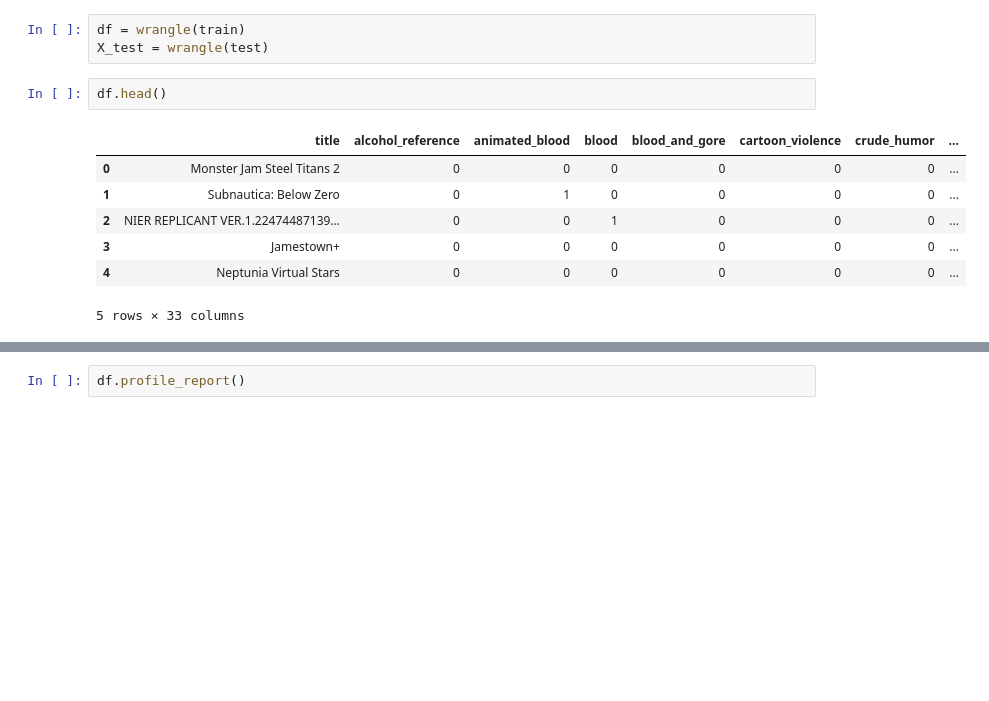
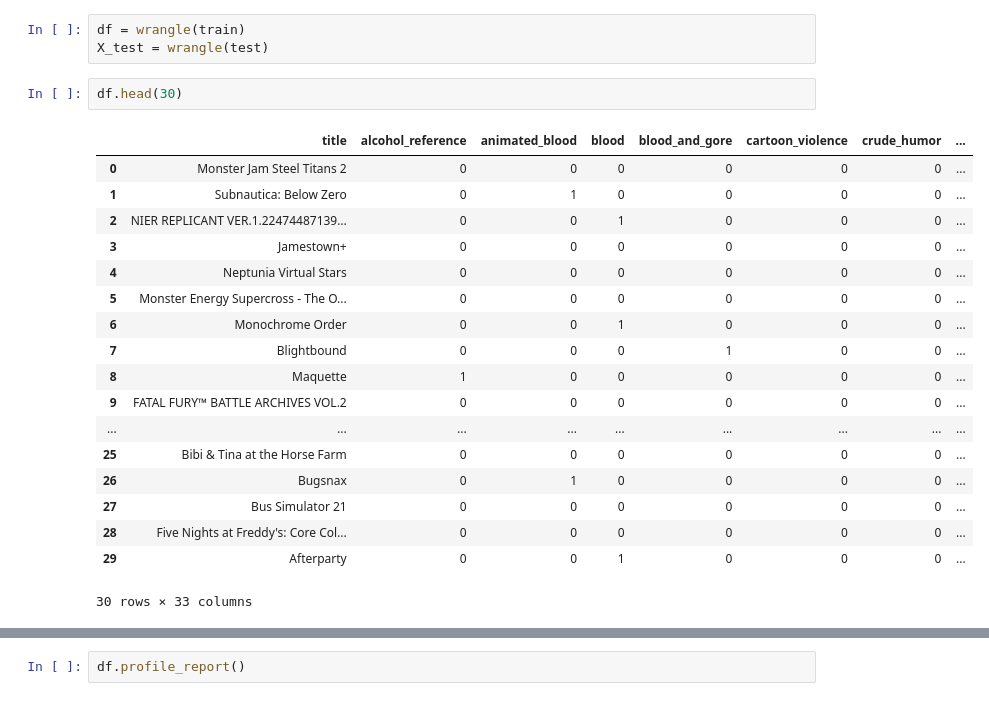
Before and after one commit to JCR321/Project, a Jupyter notebook: Project.ipynb, the cells around one changed output, grey strips where cells are left out. Saved outputs shown, nothing was run; the diff lists cells and outputs as text; blank space fills up the shorter version.

```diff
--- a/Project.ipynb
+++ b/Project.ipynb
@@ -51,13 +52,24 @@ def wrangle(df):
 df = wrangle(train)
 X_test = wrangle(test)
 # %%
-df.head()
+df.head(30)
 # %% [output]
 |  | title | alcohol_reference | animated_blood | blood | blood_and_gore | cartoon_violence | crude_humor | ... |
 | 0 | Monster Jam Steel Titans 2 | 0 | 0 | 0 | 0 | 0 | 0 | ... |
 | 1 | Subnautica: Below Zero | 0 | 1 | 0 | 0 | 0 | 0 | ... |
 | 2 | NIER REPLICANT VER.1.22474487139… | 0 | 0 | 1 | 0 | 0 | 0 | ... |
 | 3 | Jamestown+ | 0 | 0 | 0 | 0 | 0 | 0 | ... |
 | 4 | Neptunia Virtual Stars | 0 | 0 | 0 | 0 | 0 | 0 | ... |
+| 5 | Monster Energy Supercross - The O... | 0 | 0 | 0 | 0 | 0 | 0 | ... |
+| 6 | Monochrome Order | 0 | 0 | 1 | 0 | 0 | 0 | ... |
+| 7 | Blightbound | 0 | 0 | 0 | 1 | 0 | 0 | ... |
+| 8 | Maquette | 1 | 0 | 0 | 0 | 0 | 0 | ... |
+| 9 | FATAL FURY™ BATTLE ARCHIVES VOL.2 | 0 | 0 | 0 | 0 | 0 | 0 | ... |
+| ... | ... | ... | ... | ... | ... | ... | ... | ... |
+| 25 | Bibi & Tina at the Horse Farm | 0 | 0 | 0 | 0 | 0 | 0 | ... |
+| 26 | Bugsnax | 0 | 1 | 0 | 0 | 0 | 0 | ... |
+| 27 | Bus Simulator 21 | 0 | 0 | 0 | 0 | 0 | 0 | ... |
+| 28 | Five Nights at Freddy's: Core Col... | 0 | 0 | 0 | 0 | 0 | 0 | ... |
+| 29 | Afterparty | 0 | 0 | 1 | 0 | 0 | 0 | ... |
-5 rows × 33 columns
+30 rows × 33 columns
 # %%
```
Also changed, not shown: parts of 10 cells of this notebook.
